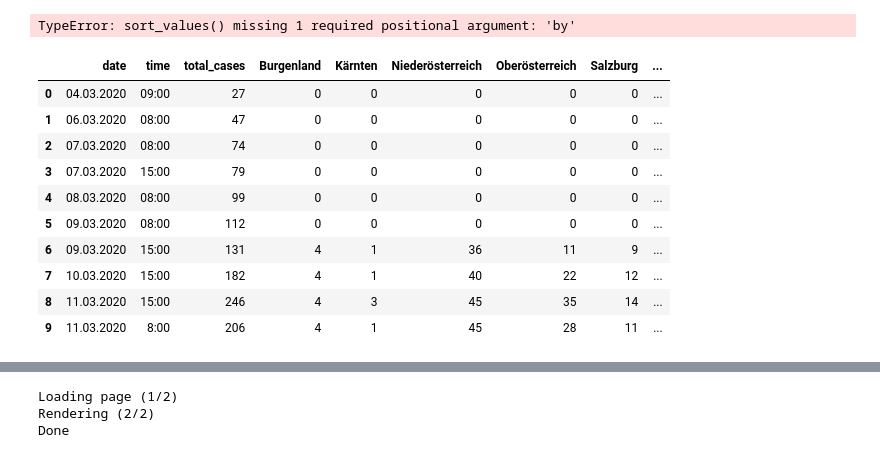
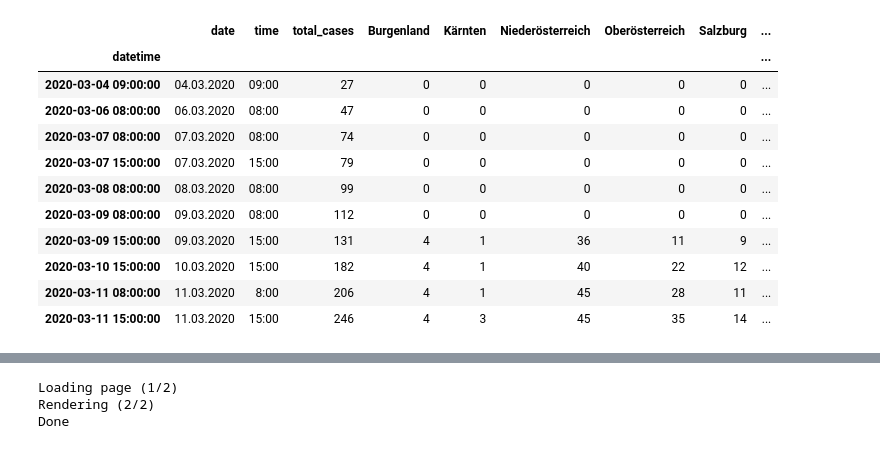
Before and after one commit to danielw2904/Austria-COVID-19, a Jupyter notebook: Austria.ipynb, the cells around one changed output, grey strips where cells are left out. Drawn from its saved outputs; the diff is of its cells as text; code cells hidden in the pictures.

```diff
--- a/Austria.ipynb
+++ b/Austria.ipynb
@@ -1,40 +1,38 @@
 # %%
 import os
 import pandas as pd
 import numpy as np
 from parsers import austria
 import seaborn as sns
 import matplotlib.pyplot as plt
 from datetime import datetime
 
 first_day_with_states = datetime.strptime("09.03.2020", "%d.%m.%Y")
 
 data_dir = os.path.join(os.getcwd(), "data")
 state_png = os.path.join(os.getcwd(), "images", "states-cases.png")
 table_png = os.path.join(os.getcwd(), "images", "states-cases-table.png")
 
 cases, recovered = austria.data(data_dir)
 
 
 cases["datetime"] = pd.to_datetime(cases['date'] + ' ' + cases['time'], format="%d.%m.%Y %H:%M")
 cases.set_index("datetime", inplace=True)
-df = cases.sort_values()
-#df.drop_duplicates(subset=["datetime"], keep="last", inplace=True)
+df = cases.sort_index()
+df.drop_duplicates(subset=["date", "time"], keep="last", inplace=True)
+df
 # %% [output]
-TypeError: sort_values() missing 1 required positional argument: 'by'
+|  | date | time | total_cases | Burgenland | Kärnten | Niederösterreich | Oberösterreich | Salzburg | ... |
+| datetime |  |  |  |  |  |  |  |  | ... |
+| 2020-03-04 09:00:00 | 04.03.2020 | 09:00 | 27 | 0 | 0 | 0 | 0 | 0 | ... |
+| 2020-03-06 08:00:00 | 06.03.2020 | 08:00 | 47 | 0 | 0 | 0 | 0 | 0 | ... |
+| 2020-03-07 08:00:00 | 07.03.2020 | 08:00 | 74 | 0 | 0 | 0 | 0 | 0 | ... |
+| 2020-03-07 15:00:00 | 07.03.2020 | 15:00 | 79 | 0 | 0 | 0 | 0 | 0 | ... |
+| 2020-03-08 08:00:00 | 08.03.2020 | 08:00 | 99 | 0 | 0 | 0 | 0 | 0 | ... |
+| 2020-03-09 08:00:00 | 09.03.2020 | 08:00 | 112 | 0 | 0 | 0 | 0 | 0 | ... |
+| 2020-03-09 15:00:00 | 09.03.2020 | 15:00 | 131 | 4 | 1 | 36 | 11 | 9 | ... |
+| 2020-03-10 15:00:00 | 10.03.2020 | 15:00 | 182 | 4 | 1 | 40 | 22 | 12 | ... |
+| 2020-03-11 08:00:00 | 11.03.2020 | 8:00 | 206 | 4 | 1 | 45 | 28 | 11 | ... |
+| 2020-03-11 15:00:00 | 11.03.2020 | 15:00 | 246 | 4 | 3 | 45 | 35 | 14 | ... |
-# %%
-cases
-# %% [output]
-|  | date | time | total_cases | Burgenland | Kärnten | Niederösterreich | Oberösterreich | Salzburg | ... |
-| 0 | 04.03.2020 | 09:00 | 27 | 0 | 0 | 0 | 0 | 0 | ... |
-| 1 | 06.03.2020 | 08:00 | 47 | 0 | 0 | 0 | 0 | 0 | ... |
-| 2 | 07.03.2020 | 08:00 | 74 | 0 | 0 | 0 | 0 | 0 | ... |
-| 3 | 07.03.2020 | 15:00 | 79 | 0 | 0 | 0 | 0 | 0 | ... |
-| 4 | 08.03.2020 | 08:00 | 99 | 0 | 0 | 0 | 0 | 0 | ... |
-| 5 | 09.03.2020 | 08:00 | 112 | 0 | 0 | 0 | 0 | 0 | ... |
-| 6 | 09.03.2020 | 15:00 | 131 | 4 | 1 | 36 | 11 | 9 | ... |
-| 7 | 10.03.2020 | 15:00 | 182 | 4 | 1 | 40 | 22 | 12 | ... |
-| 8 | 11.03.2020 | 15:00 | 246 | 4 | 3 | 45 | 35 | 14 | ... |
-| 9 | 11.03.2020 | 8:00 | 206 | 4 | 1 | 45 | 28 | 11 | ... |
 # %%
 state_cases = df.copy()
```
Also changed, not shown: parts of 3 cells of this notebook, 2 other files.
